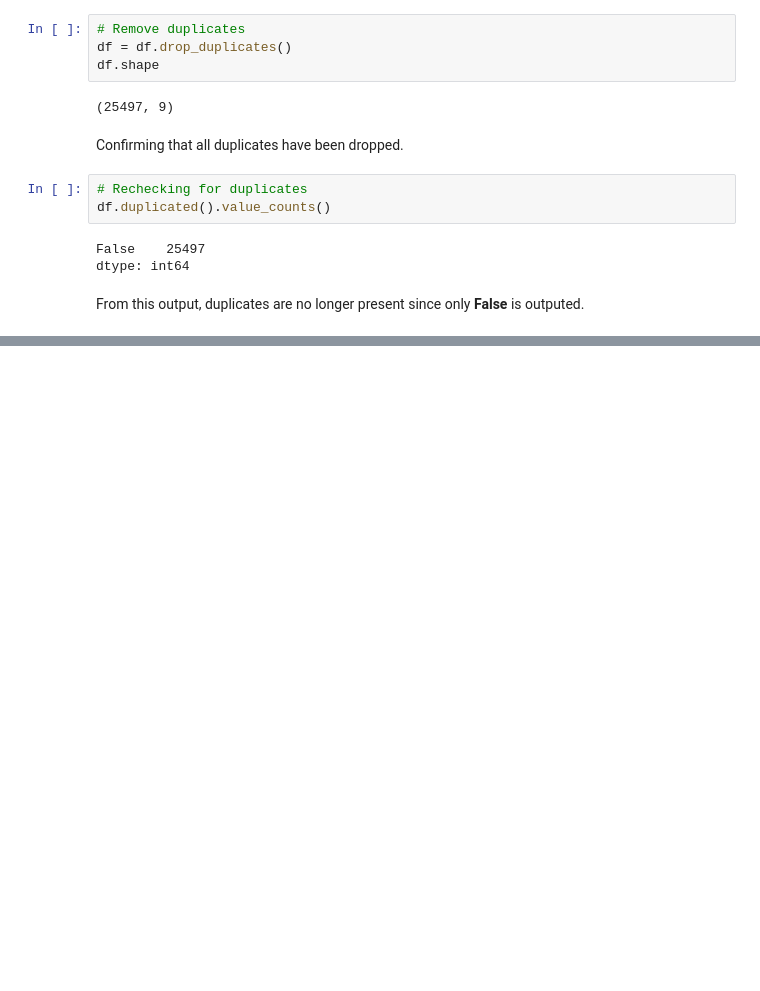
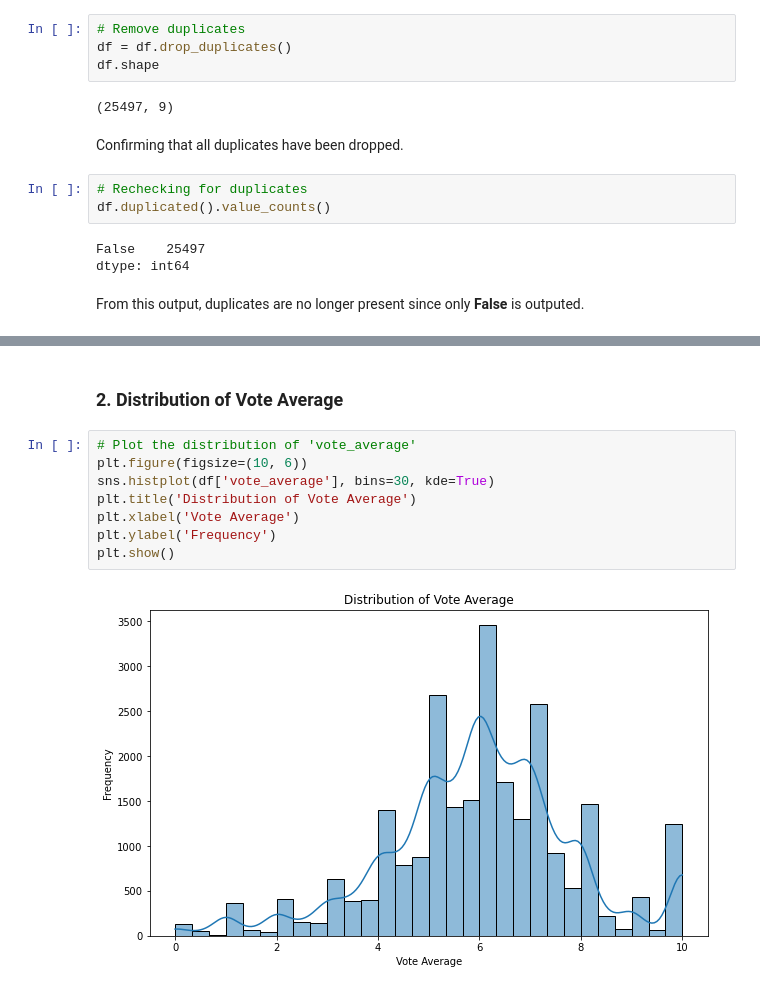
Before and after one commit to Leila-Nyambura/phase_1_project, a Jupyter notebook: box_office_success_analysis.ipynb, the cells around one changed output, grey strips where cells are left out. Drawn from its saved outputs; the diff is of its cells as text; blank space fills up the shorter version.

```diff
--- a/box_office_success_analysis.ipynb
+++ b/box_office_success_analysis.ipynb
@@ -158,0 +195,12 @@ From this output, duplicates are no longer present since only <b>False</b> is ou
+# %% [markdown]
+### 2. Distribution of Vote Average
+# %%
+# Plot the distribution of 'vote_average'
+plt.figure(figsize=(10, 6))
+sns.histplot(df['vote_average'], bins=30, kde=True)
+plt.title('Distribution of Vote Average')
+plt.xlabel('Vote Average')
+plt.ylabel('Frequency')
+plt.show()
+# %% [output]
+[figure, added]
```
Also changed, not shown: parts of 13 cells of this notebook.
